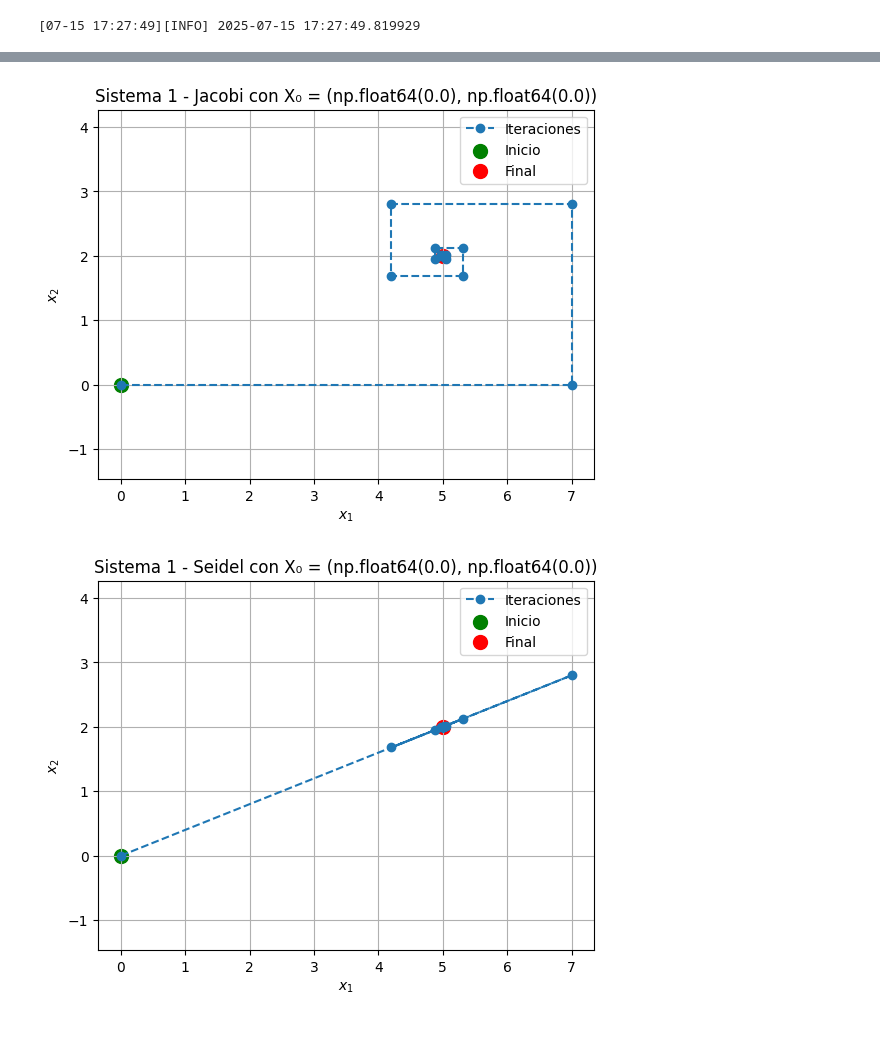
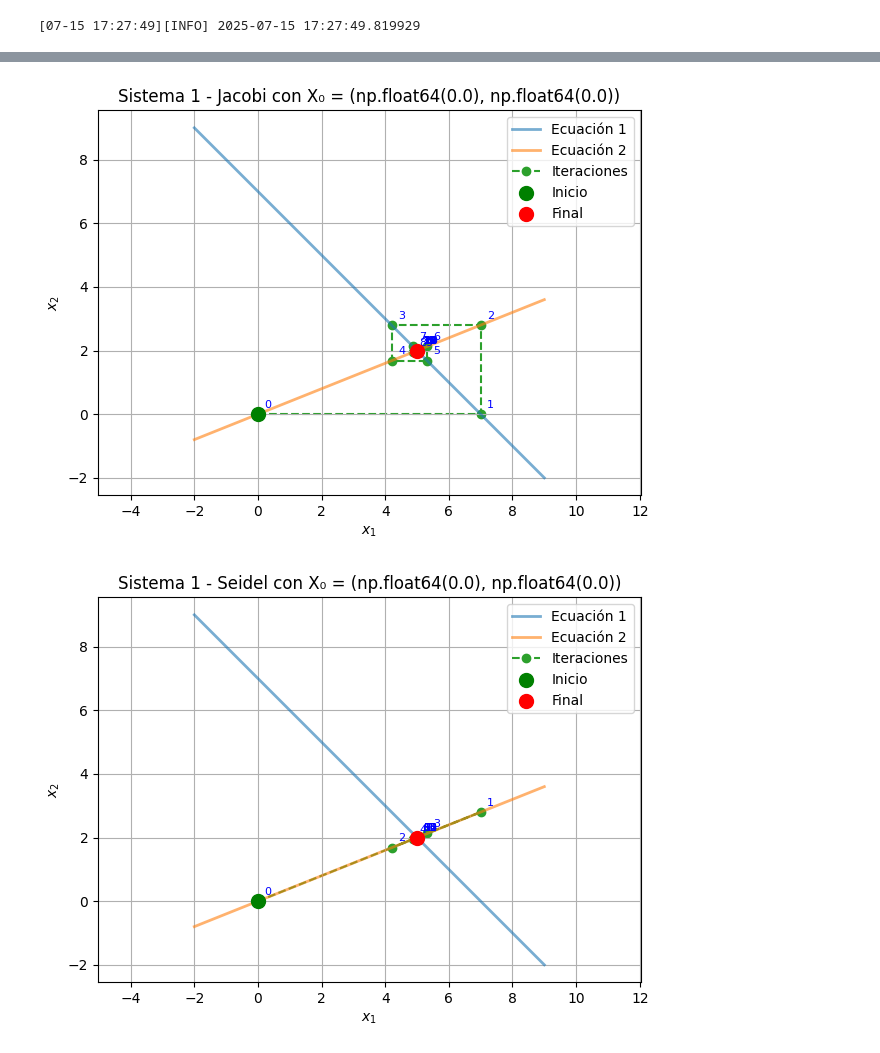
Before and after one commit to Iandres10188/Taller-2b, a Jupyter notebook: metodos_Iterativos.ipynb, the cells around one changed output, grey strips where cells are left out. Drawn from its saved outputs; the diff is of its cells as text; code cells hidden in the pictures.

```diff
--- a/metodos_Iterativos.ipynb
+++ b/metodos_Iterativos.ipynb
@@ -32,10 +49,13 @@ iniciales1 = [
     np.array([[5.0], [2.0]])
 ]
 
+# Ecuaciones del sistema: x2 = 7 - x1 y x2 = (2/5)x1
+eqs_sistema1 = [lambda x: 7 - x, lambda x: (2/5) * x]
+
 for x0 in iniciales1:
     _, tray_jacobi = gauss_jacobi(A=A1, b=b1, x0=x0, tol=1e-5, max_iter=50)
     _, tray_seidel, *_ = gauss_seidel(A=A1, b=b1, x0=x0, tol=1e-5, max_iter=50)
 
-    plot_trajectory(tray_jacobi, f"Sistema 1 - Jacobi con X₀ = {tuple(x0.flatten())}")
-    plot_trajectory(tray_seidel, f"Sistema 1 - Seidel con X₀ = {tuple(x0.flatten())}")
+    plot_trajectory(tray_jacobi, f"Sistema 1 - Jacobi con X₀ = {tuple(x0.flatten())}", eq_lines=eqs_sistema1)
+    plot_trajectory(tray_seidel, f"Sistema 1 - Seidel con X₀ = {tuple(x0.flatten())}", eq_lines=eqs_sistema1)
 # %% [output]
@@ -59,2 +79,2 @@ for x0 in iniciales1:
-[figure, old version]
+[figure, new version]
-[figure, old version]
+[figure, new version]
```
Also changed, not shown: parts of 3 cells of this notebook.
